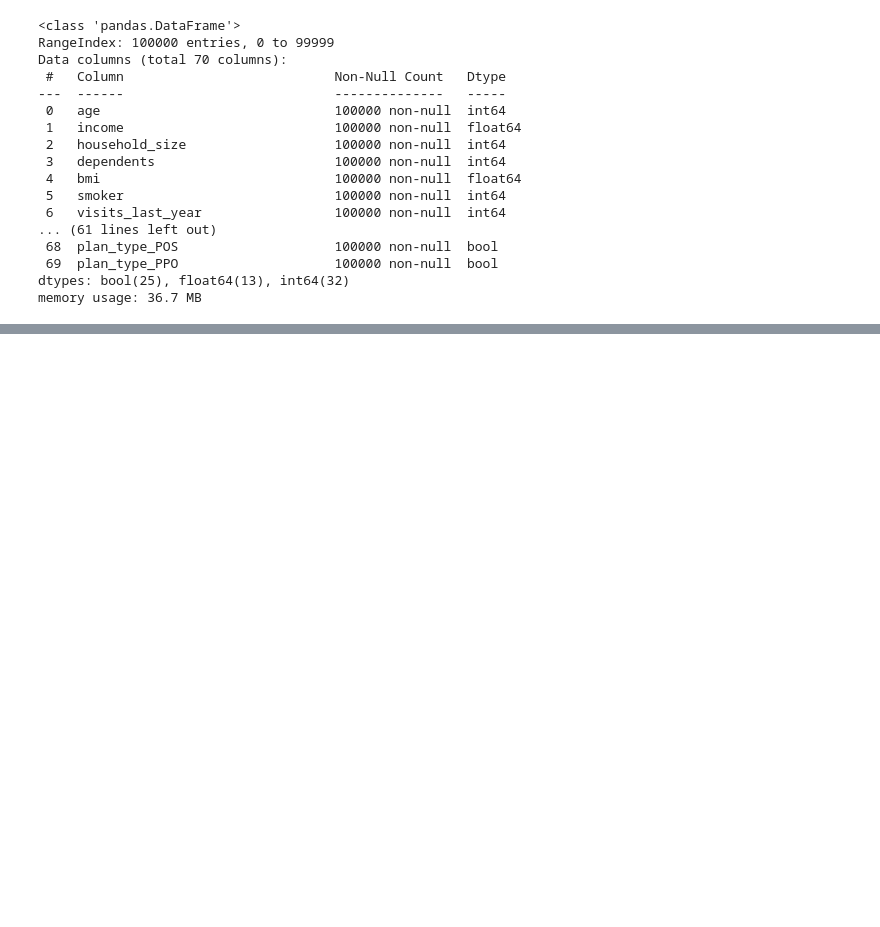
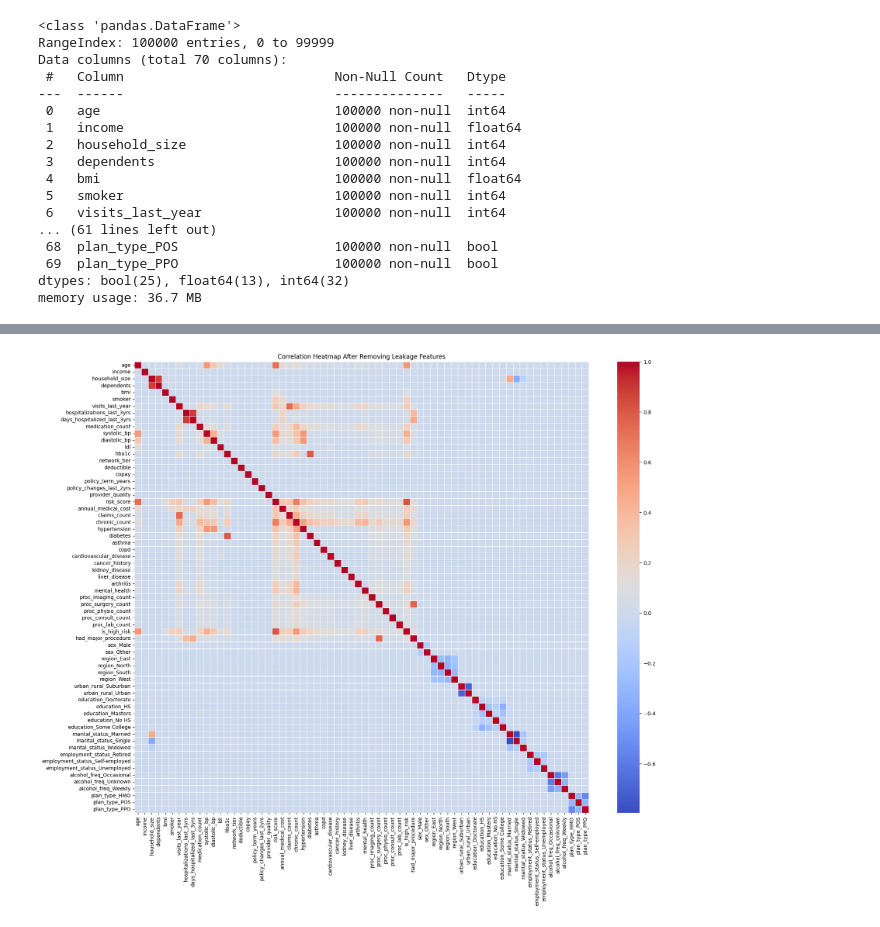
Before and after one commit to Krishna-matic/Machine_Learning_Projects, a Jupyter notebook: 01_medical_insurance_cost_prediction/Medical_Insurance_Cost_Prediction.ipynb, the cells around one changed output, grey strips where cells are left out. Saved outputs shown, nothing was run; the diff lists cells and outputs as text; code cells hidden in the pictures; blank space fills up the shorter version.

```diff
--- a/01_medical_insurance_cost_prediction/Medical_Insurance_Cost_Prediction.ipynb
+++ b/01_medical_insurance_cost_prediction/Medical_Insurance_Cost_Prediction.ipynb
@@ -434,0 +502,24 @@ memory usage: 36.7 MB
+# %%
+cols_to_drop = [
+    "annual_premium",
+    "monthly_premium",
+    "total_claims_paid",
+    "avg_claim_amount"
+]
+
+df.drop(columns=cols_to_drop, inplace=True)
+# %%
+corr = df.corr(numeric_only=True)
+# %%
+plt.figure(figsize=(20, 16))
+
+sns.heatmap(
+    corr,
+    cmap="coolwarm",
+    linewidths=0.5
+)
+
+plt.title("Correlation Heatmap After Removing Leakage Features")
+plt.show()
+# %% [output]
+[figure, added]
```
Also changed, not shown: parts of 8 cells of this notebook.
